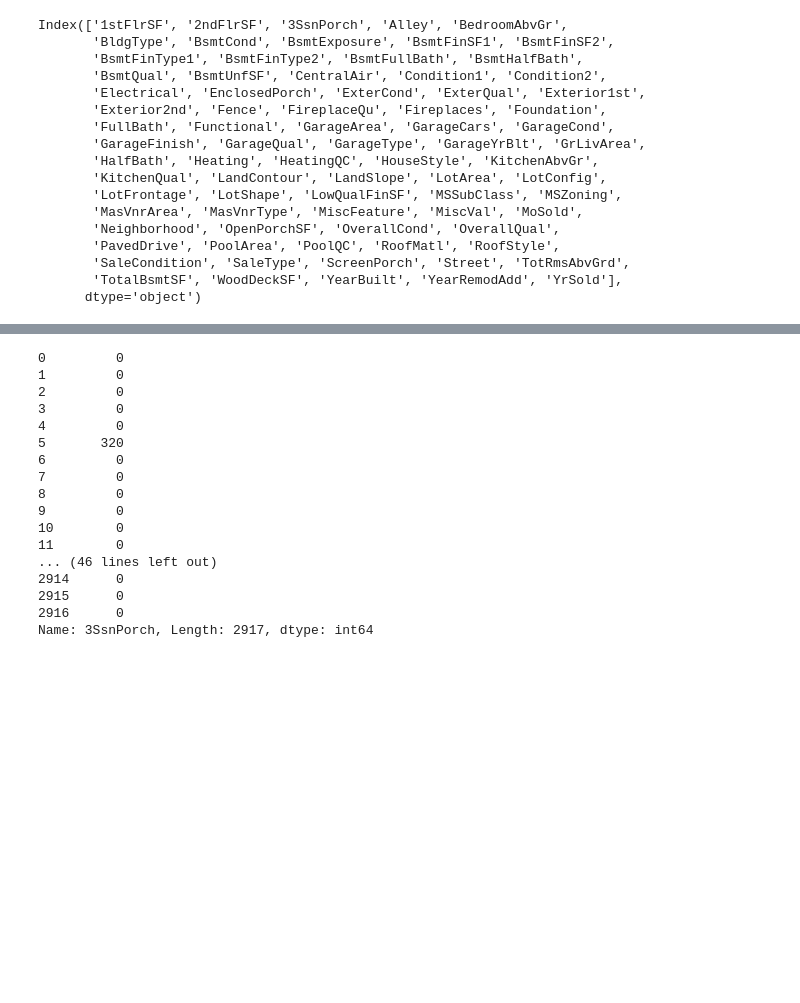
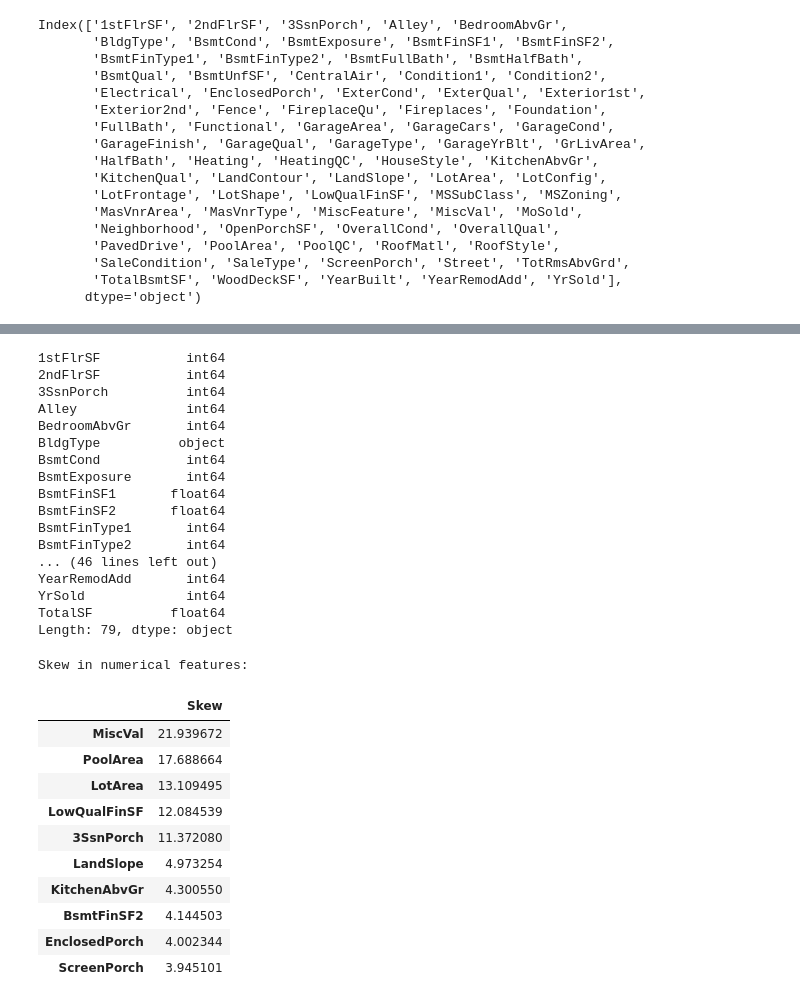
Before and after one commit to candincevc/KagglePractice, a Jupyter notebook: houseprice/houseprice.ipynb, the cells around one changed output, grey strips where cells are left out. Cells and saved outputs as stored; diff of their text form; code cells hidden in the pictures; blank space fills up the shorter version.

```diff
--- a/houseprice/houseprice.ipynb
+++ b/houseprice/houseprice.ipynb
@@ -457,0 +480,5 @@ Index(['1stFlrSF', '2ndFlrSF', '3SsnPorch', 'Alley', 'BedroomAbvGr',
+# %%
+for c in cols:
+    lbl = LabelEncoder()
+    lbl.fit(list(all_data[c].values))
+    all_data[c] = lbl.transform(list(all_data[c].values)) #将类别型变量转为数值型
@@ -457,0 +491,3 @@ Index(['1stFlrSF', '2ndFlrSF', '3SsnPorch', 'Alley', 'BedroomAbvGr',
+# %%
+# Adding total sqfootage feature
+all_data['TotalSF'] = all_data['TotalBsmtSF'] + all_data['1stFlrSF'] + all_data['2ndFlrSF']
@@ -458,20 +496,43 @@ Index(['1stFlrSF', '2ndFlrSF', '3SsnPorch', 'Alley', 'BedroomAbvGr',
 # %%
-all_data['3SsnPorch']
+all_data.dtypes
 # %% [output]
-0         0
-1         0
-2         0
-3         0
-4         0
-5       320
-6         0
-7         0
-8         0
-9         0
-10        0
-11        0
+1stFlrSF           int64
+2ndFlrSF           int64
+3SsnPorch          int64
+Alley              int64
+BedroomAbvGr       int64
+BldgType          object
+BsmtCond           int64
+BsmtExposure       int64
+BsmtFinSF1       float64
+BsmtFinSF2       float64
+BsmtFinType1       int64
+BsmtFinType2       int64
 ... (46 lines left out)
-2914      0
-2915      0
-2916      0
-Name: 3SsnPorch, Length: 2917, dtype: int64
+YearRemodAdd       int64
+YrSold             int64
+TotalSF          float64
+Length: 79, dtype: object
+# %%
+numeric_feats = all_data.dtypes[all_data.dtypes != "object"].index
+# %%
+# Check the skew of all numerical features
+# 求每个数值型变量的偏度
+skewed_feats = all_data[numeric_feats].apply(lambda x: skew(x.dropna())).sort_values(ascending=False)
+# %%
+print("\nSkew in numerical features: \n")
+skewness = pd.DataFrame({'Skew' :skewed_feats})
+skewness.head(10)
+# %% [output]
+Skew in numerical features:
+|  | Skew |
+| MiscVal | 21.939672 |
+| PoolArea | 17.688664 |
+| LotArea | 13.109495 |
+| LowQualFinSF | 12.084539 |
+| 3SsnPorch | 11.372080 |
+| LandSlope | 4.973254 |
+| KitchenAbvGr | 4.300550 |
+| BsmtFinSF2 | 4.144503 |
+| EnclosedPorch | 4.002344 |
+| ScreenPorch | 3.945101 |
```
Also changed, not shown: parts of 56 cells of this notebook.
